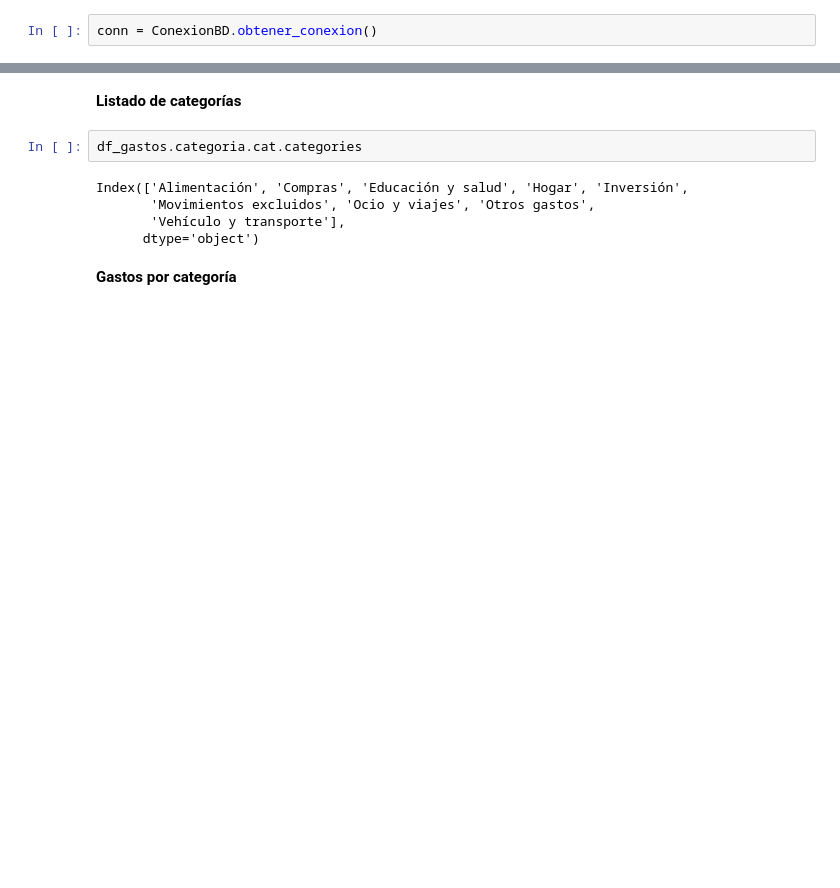
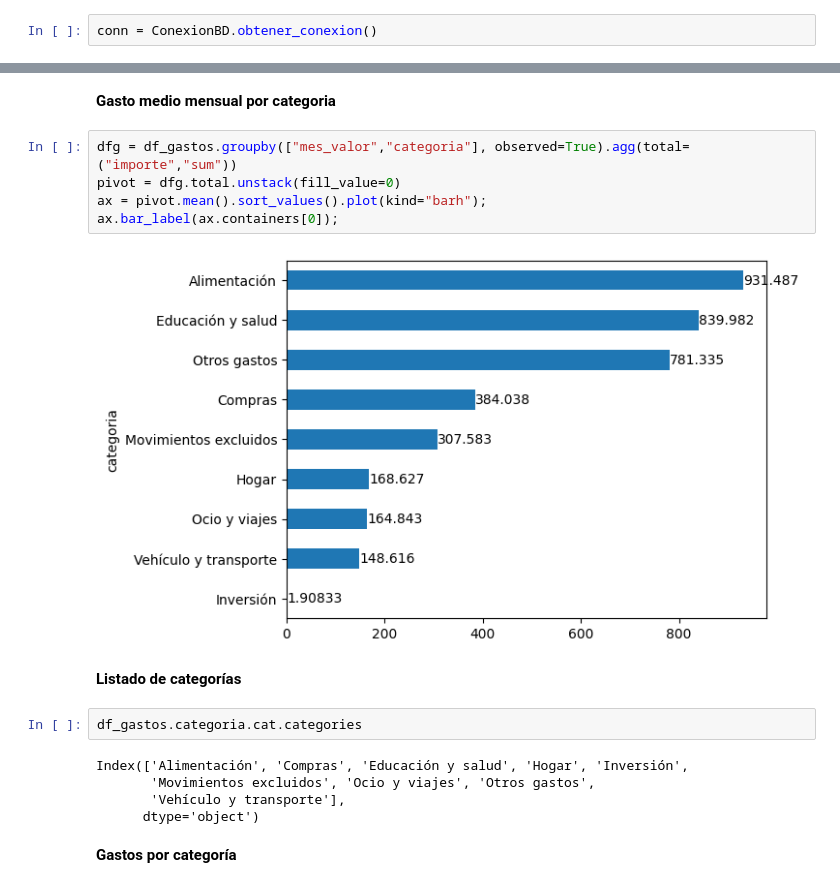
Before and after one commit to cperezh/DataEng_Patterns, a Jupyter notebook: notebooks/Gastos por categoría 2025.ipynb, the cells around one changed output, grey strips where cells are left out. Saved outputs shown, nothing was run; the diff lists cells and outputs as text; blank space fills up the shorter version.

```diff
--- a/notebooks/Gastos por categoría.ipynb
+++ b/notebooks/Gastos por categoría 2025.ipynb
@@ -81,3 +98,12 @@ memory usage: 36.5+ KB
+# %% [markdown]
+**Gasto medio mensual por categoria**
+# %%
+dfg = df_gastos.groupby(["mes_valor","categoria"], observed=True).agg(total=("importe","sum"))
+pivot = dfg.total.unstack(fill_value=0)
+ax = pivot.mean().sort_values().plot(kind="barh");
+ax.bar_label(ax.containers[0]);
+# %% [output]
+[figure, added]
 # %% [markdown]
 **Listado de categorías**
 # %%
```
Also changed, not shown: parts of 13 cells of this notebook, 4 other files.
